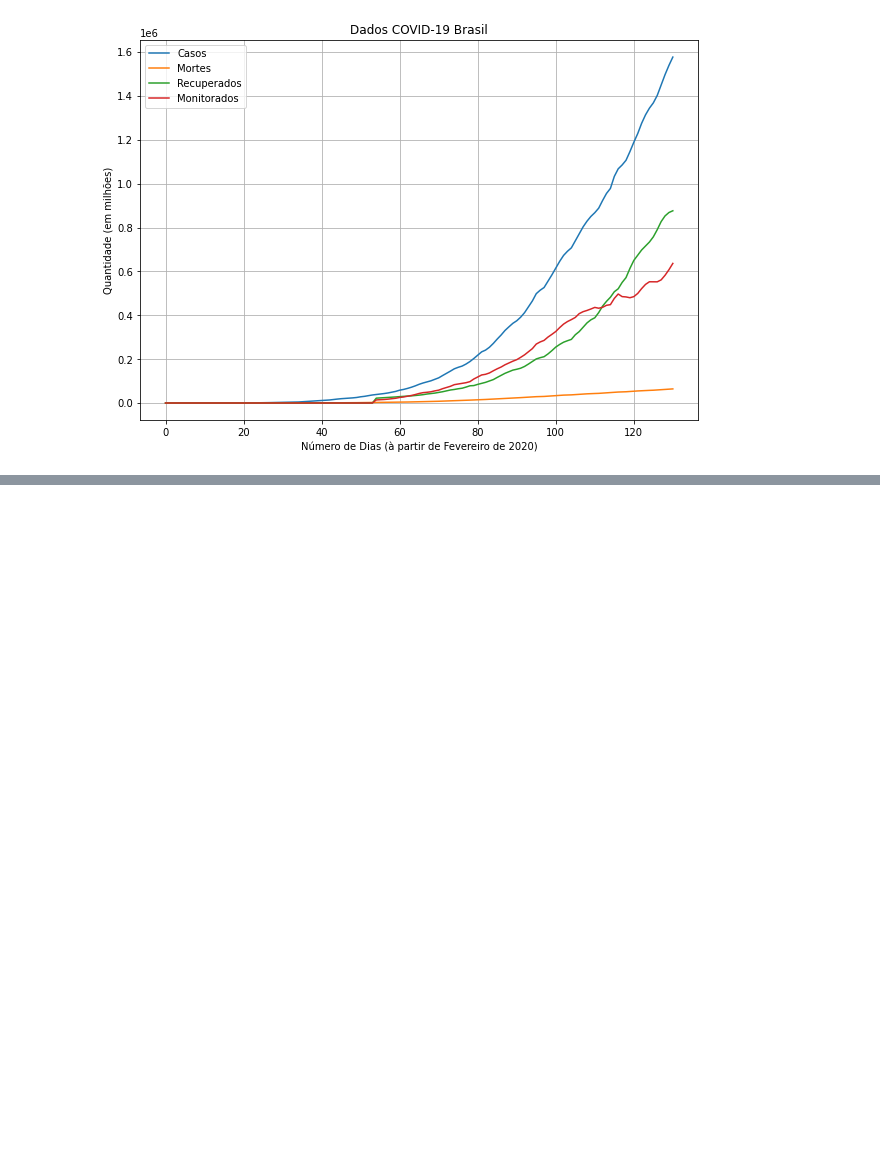
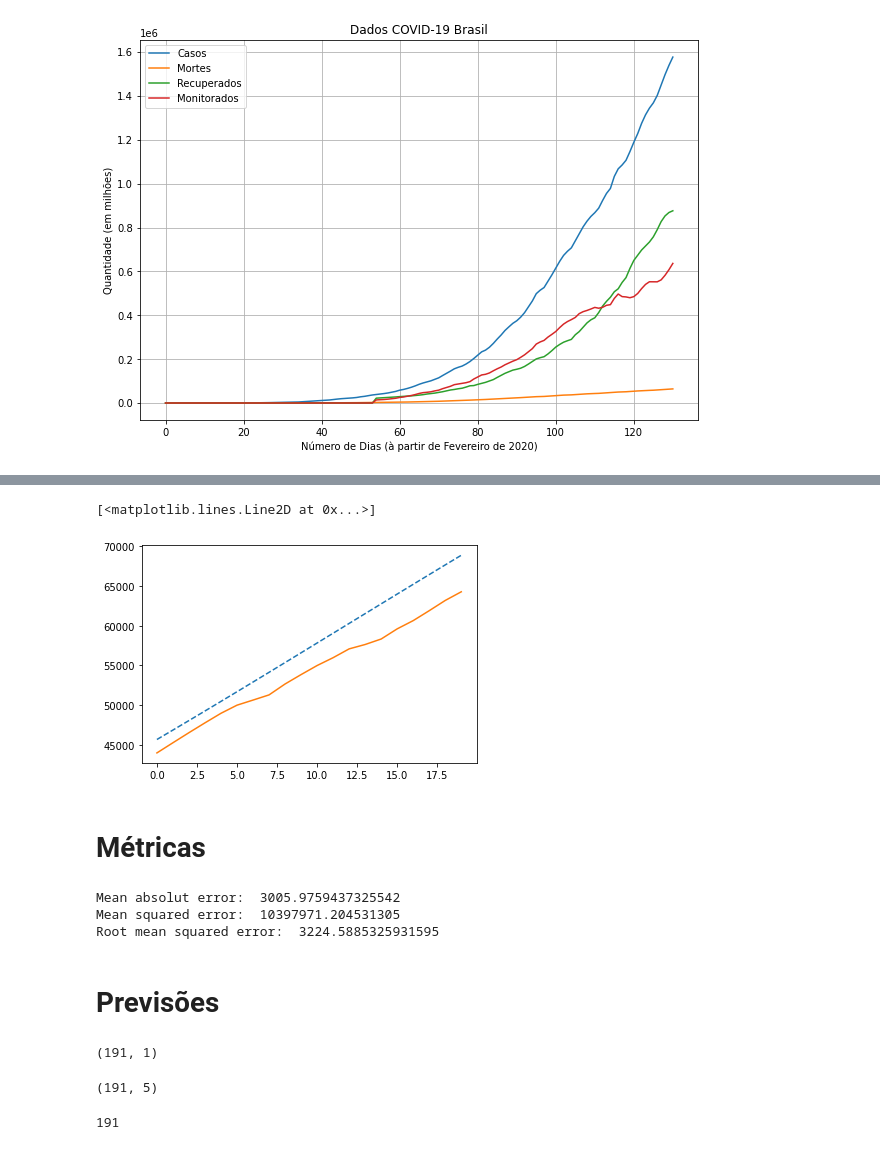
Before and after one commit to jonnes-nascimento/iniciacao_cientifica, a Jupyter notebook: IC_USJT_2020_COVID_19_Dados_Gerais.ipynb, the cells around one changed output, grey strips where cells are left out. Drawn from its saved outputs; the diff is of its cells as text; code cells hidden in the pictures; blank space fills up the shorter version.

```diff
--- a/IC_USJT_2020_COVID_19_Dados_Gerais.ipynb
+++ b/IC_USJT_2020_COVID_19_Dados_Gerais.ipynb
@@ -79,0 +134,8 @@ Text(0, 0.5, 'Quantidade (em milhões)')
+# %%
+from sklearn.model_selection import train_test_split
+
+SEED = 20
+
+treino_x, teste_x, treino_y, teste_y = train_test_split(x, y, random_state=SEED, test_size=0.15, shuffle=False) # shuffle = false pois estamos trabalhando com uma série temporal e não queremos que o algoritmo busque valores aleatórios (tem que fazer a busca na ordem)
+
+teste_x
@@ -79,0 +192,8 @@ Text(0, 0.5, 'Quantidade (em milhões)')
+# %%
+from sklearn.preprocessing import PolynomialFeatures
+
+poly = PolynomialFeatures(degree=4) # testar com outras potências
+
+# temos que refazer nossas bases de treinamento e testes pois, como estão agora, elas só têm informações lineares (por exemplo, x.shape = (131, 1))
+treino_x_poly = poly.fit_transform(treino_x) # atenção: fazer o fit_transform somente uma vez na base!
+teste_x_poly = poly.transform(teste_x)
@@ -79,0 +230,7 @@ Text(0, 0.5, 'Quantidade (em milhões)')
+# %%
+from sklearn.linear_model import LinearRegression
+
+regressor = LinearRegression()
+# como queremos que as previsões sejam feitas com base nos dados originais, utilizamos os valores de x ajustados para a curva polinomial
+# e os valores de y são os originais
+regressor.fit(treino_x_poly, treino_y)
@@ -79,0 +241,6 @@ Text(0, 0.5, 'Quantidade (em milhões)')
+# %%
+# fazemos as previsoes com base nos dados polinomiais de teste
+poly_test_pred = regressor.predict(teste_x_poly)
+
+# visualizando os dados de previsão para comparar com os dados reais
+poly_test_pred
@@ -79,0 +292,39 @@ Text(0, 0.5, 'Quantidade (em milhões)')
+# %%
+# acima, verificamos que o algoritmo previu, com certa acurácia, os valores
+# geramos um gráfico para visualizar esses dados
+plt.plot(poly_test_pred, linestyle='dashed')
+plt.plot(teste_y)
+# %% [output]
+[<matplotlib.lines.Line2D at 0x...>]
+[figure, added]
+# %% [markdown]
+# Métricas
+# %%
+from sklearn.metrics import mean_absolute_error, mean_squared_error
+
+# quanto menores os valores, mais próximo dos valores reais estaremos
+
+print("Mean absolut error: ", mean_absolute_error(poly_test_pred, teste_y))
+print("Mean squared error: ", mean_squared_error(poly_test_pred, teste_y))
+print("Root mean squared error: ", np.sqrt(mean_squared_error(poly_test_pred, teste_y)))
+# %% [output]
+Mean absolut error:  3005.9759437325542
+Mean squared error:  10397971.204531305
+Root mean squared error:  3224.5885325931595
+# %% [markdown]
+# Previsões
+# %%
+# faremos as previsoes para prevermos a quantidade para DIAS
+previsoes.shape
+# %% [output]
+(191, 1)
+# %%
+treino_x_all = poly.transform(previsoes)
+treino_x_all.shape
+# %% [output]
+(191, 5)
+# %%
+poly_pred_all = regressor.predict(treino_x_all)
+len(poly_pred_all)
+# %% [output]
+191
```
Also changed, not shown: parts of 22 cells of this notebook.
